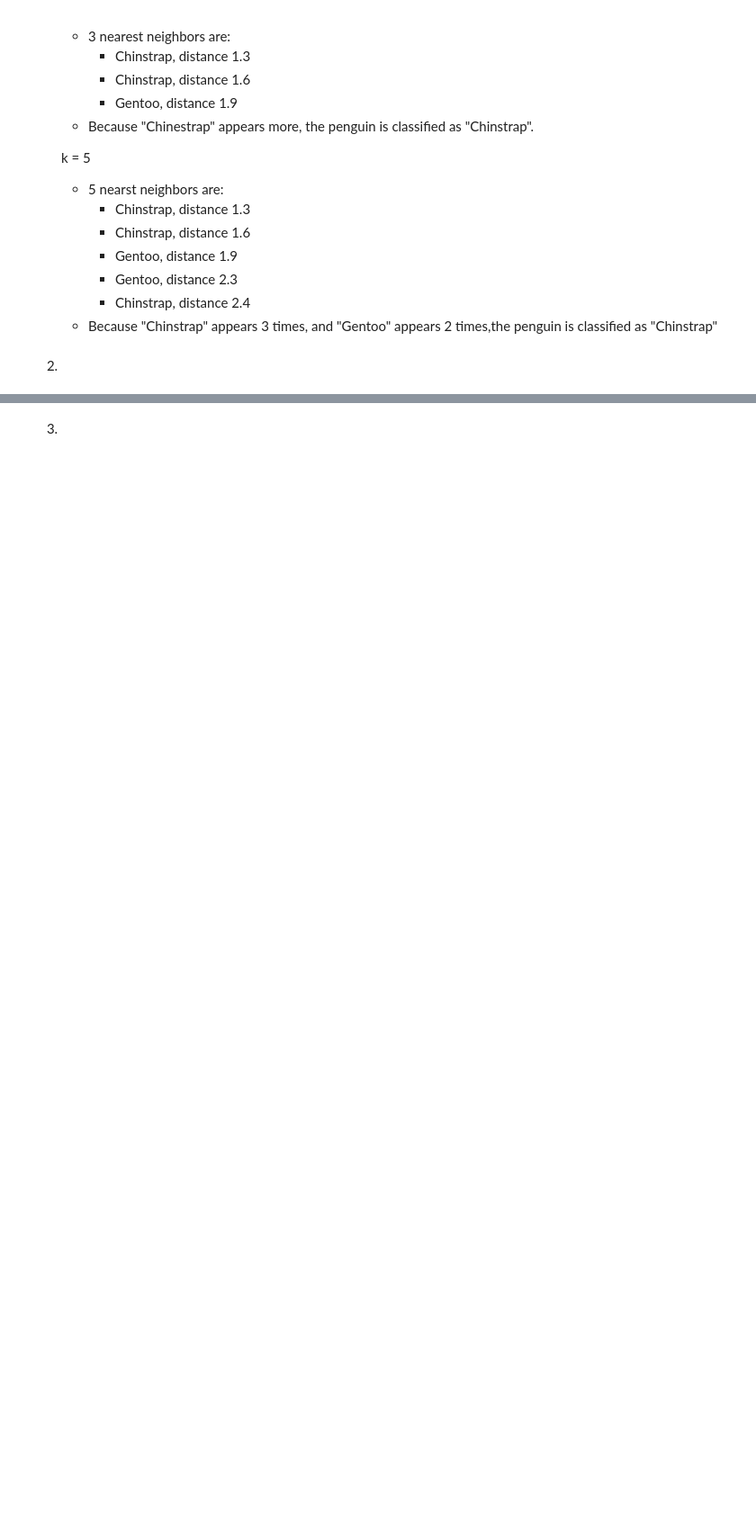
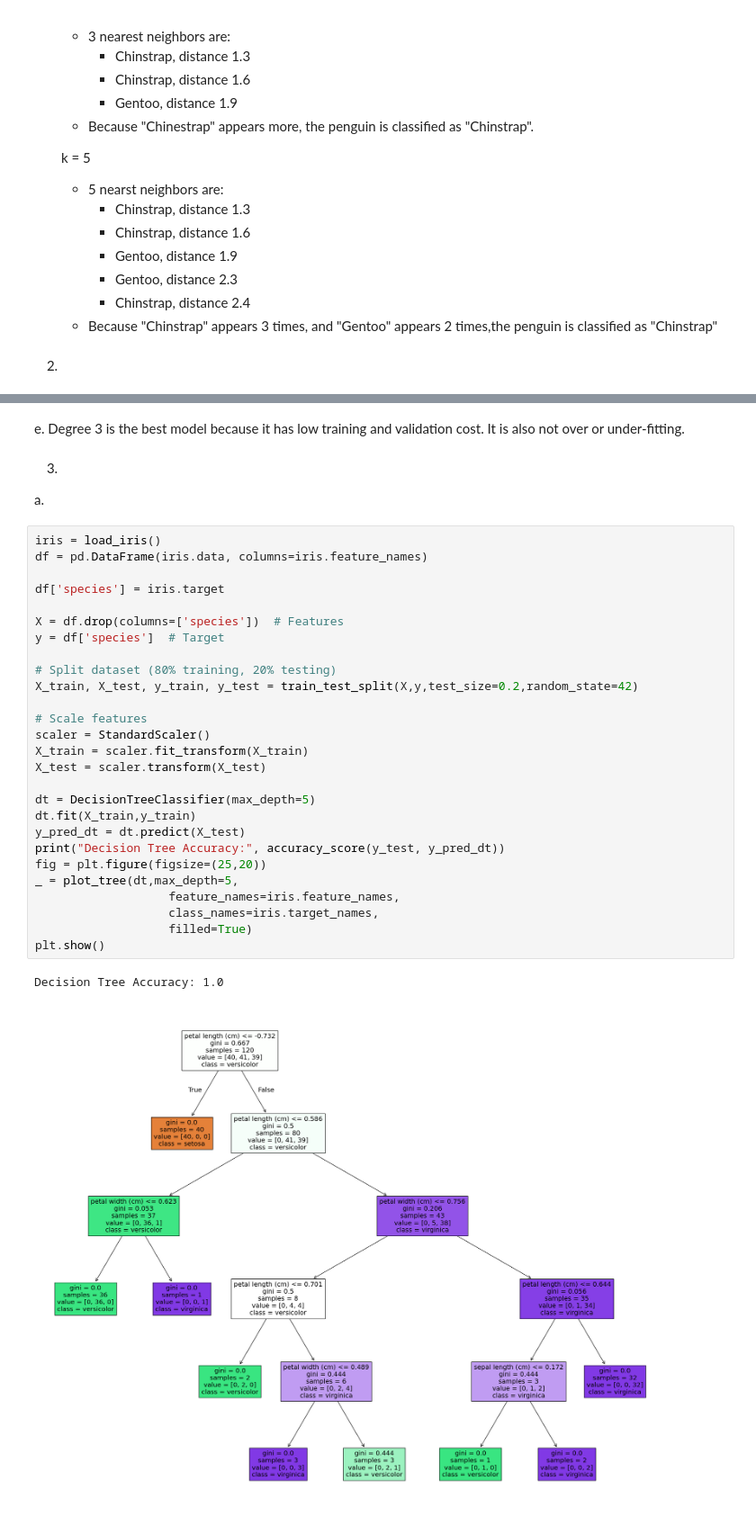
Before and after one commit to linnypham/CSC4850, a Jupyter notebook: a1/hw.ipynb, the cells around one changed output, grey strips where cells are left out. Shown at 90% size. Saved outputs shown, nothing was run; the diff lists cells and outputs as text; blank space fills up the shorter version.

Commit message:
decision tree

```diff
--- a/a1/hw.ipynb
+++ b/a1/hw.ipynb
@@ -108,5 +118,38 @@ Coefficients: [-0.0000000e+00  0.0000000e+00 -0.0000000e+00 -0.0000000e+00
 Training Cost: 9.926562152362186e-18
 Validation Cost: 46.330788040621414
 [figure]
+# %% [markdown]
+e. Degree 3 is the best model because it has low training and validation cost. It is also not over or under-fitting.
 # %% [markdown]
 3.
+a.
+# %%
+iris = load_iris()
+df = pd.DataFrame(iris.data, columns=iris.feature_names)
+
+df['species'] = iris.target
+
+X = df.drop(columns=['species'])  # Features
+y = df['species']  # Target
+
+# Split dataset (80% training, 20% testing)
+X_train, X_test, y_train, y_test = train_test_split(X,y,test_size=0.2,random_state=42)
+
+# Scale features
+scaler = StandardScaler()
+X_train = scaler.fit_transform(X_train)
+X_test = scaler.transform(X_test)
+
+dt = DecisionTreeClassifier(max_depth=5)
+dt.fit(X_train,y_train)
+y_pred_dt = dt.predict(X_test)
+print("Decision Tree Accuracy:", accuracy_score(y_test, y_pred_dt))
+fig = plt.figure(figsize=(25,20))
+_ = plot_tree(dt,max_depth=5,
+                   feature_names=iris.feature_names,
+                   class_names=iris.target_names,
+                   filled=True)
+plt.show()
+# %% [output]
+Decision Tree Accuracy: 1.0
+[figure, added]
```
Also changed, not shown: parts of 6 cells of this notebook, 2 other files.
